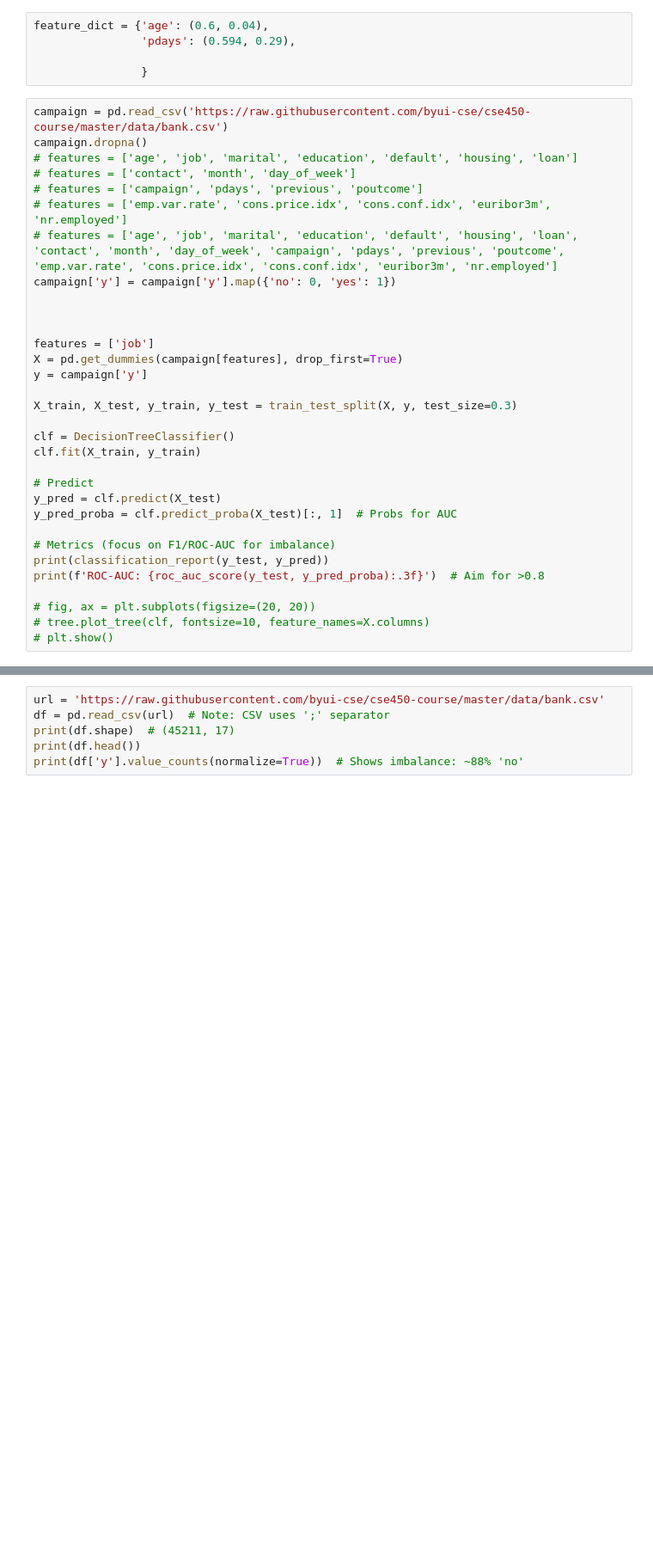
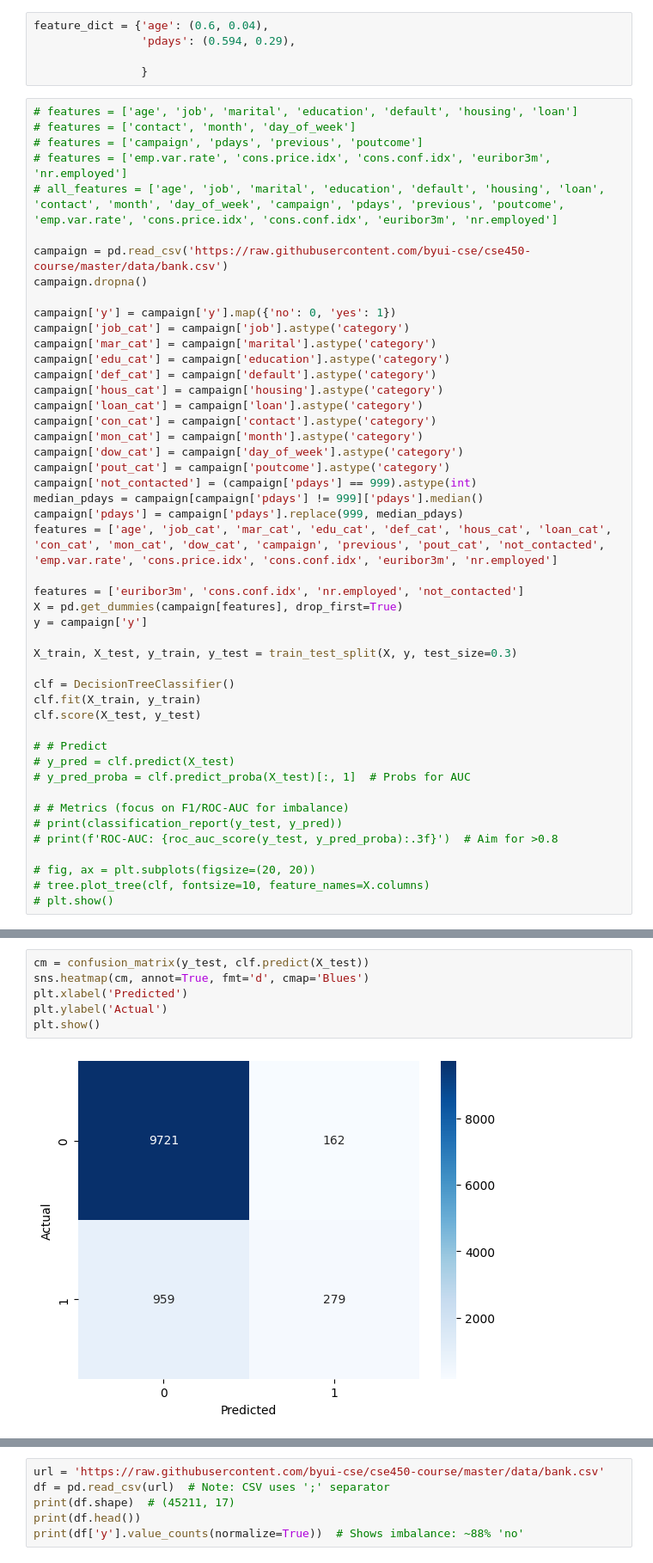
Before and after one commit to logansmith9454/cse450, a Jupyter notebook: notebooks/starter_bank.ipynb, the cells around one changed output, grey strips where cells are left out. Shown at 86% size. Cells and saved outputs as stored; diff of their text form; blank space fills up the shorter version.

```diff
--- a/notebooks/starter_bank.ipynb
+++ b/notebooks/starter_bank.ipynb
@@ -32,18 +36,32 @@ feature_dict = {'age': (0.6, 0.04),
 
                 }
 # %%
-campaign = pd.read_csv('https://raw.githubusercontent.com/byui-cse/cse450-course/master/data/bank.csv')
-campaign.dropna()
 # features = ['age', 'job', 'marital', 'education', 'default', 'housing', 'loan']
 # features = ['contact', 'month', 'day_of_week']
 # features = ['campaign', 'pdays', 'previous', 'poutcome']
 # features = ['emp.var.rate', 'cons.price.idx', 'cons.conf.idx', 'euribor3m', 'nr.employed']
-# features = ['age', 'job', 'marital', 'education', 'default', 'housing', 'loan', 'contact', 'month', 'day_of_week', 'campaign', 'pdays', 'previous', 'poutcome', 'emp.var.rate', 'cons.price.idx', 'cons.conf.idx', 'euribor3m', 'nr.employed']
+# all_features = ['age', 'job', 'marital', 'education', 'default', 'housing', 'loan', 'contact', 'month', 'day_of_week', 'campaign', 'pdays', 'previous', 'poutcome', 'emp.var.rate', 'cons.price.idx', 'cons.conf.idx', 'euribor3m', 'nr.employed']
+
+campaign = pd.read_csv('https://raw.githubusercontent.com/byui-cse/cse450-course/master/data/bank.csv')
+campaign.dropna()
+
 campaign['y'] = campaign['y'].map({'no': 0, 'yes': 1})
+campaign['job_cat'] = campaign['job'].astype('category')
+campaign['mar_cat'] = campaign['marital'].astype('category')
+campaign['edu_cat'] = campaign['education'].astype('category')
+campaign['def_cat'] = campaign['default'].astype('category')
+campaign['hous_cat'] = campaign['housing'].astype('category')
+campaign['loan_cat'] = campaign['loan'].astype('category')
+campaign['con_cat'] = campaign['contact'].astype('category')
+campaign['mon_cat'] = campaign['month'].astype('category')
+campaign['dow_cat'] = campaign['day_of_week'].astype('category')
+campaign['pout_cat'] = campaign['poutcome'].astype('category')
+campaign['not_contacted'] = (campaign['pdays'] == 999).astype(int)
+median_pdays = campaign[campaign['pdays'] != 999]['pdays'].median()
+campaign['pdays'] = campaign['pdays'].replace(999, median_pdays)
+features = ['age', 'job_cat', 'mar_cat', 'edu_cat', 'def_cat', 'hous_cat', 'loan_cat', 'con_cat', 'mon_cat', 'dow_cat', 'campaign', 'previous', 'pout_cat', 'not_contacted', 'emp.var.rate', 'cons.price.idx', 'cons.conf.idx', 'euribor3m', 'nr.employed']
 
-
-
-features = ['job']
+features = ['euribor3m', 'cons.conf.idx', 'nr.employed', 'not_contacted']
 X = pd.get_dummies(campaign[features], drop_first=True)
 y = campaign['y']
 
@@ -51,14 +69,15 @@ X_train, X_test, y_train, y_test = train_test_split(X, y, test_size=0.3)
 
 clf = DecisionTreeClassifier()
 clf.fit(X_train, y_train)
+clf.score(X_test, y_test)
 
-# Predict
-y_pred = clf.predict(X_test)
-y_pred_proba = clf.predict_proba(X_test)[:, 1]  # Probs for AUC
+# # Predict
+# y_pred = clf.predict(X_test)
+# y_pred_proba = clf.predict_proba(X_test)[:, 1]  # Probs for AUC
 
-# Metrics (focus on F1/ROC-AUC for imbalance)
-print(classification_report(y_test, y_pred))
-print(f'ROC-AUC: {roc_auc_score(y_test, y_pred_proba):.3f}')  # Aim for >0.8
+# # Metrics (focus on F1/ROC-AUC for imbalance)
+# print(classification_report(y_test, y_pred))
+# print(f'ROC-AUC: {roc_auc_score(y_test, y_pred_proba):.3f}')  # Aim for >0.8
 
 # fig, ax = plt.subplots(figsize=(20, 20))
 # tree.plot_tree(clf, fontsize=10, feature_names=X.columns)
@@ -77,3 +119,11 @@ ROC-AUC: 0.607
+# %%
+cm = confusion_matrix(y_test, clf.predict(X_test))
+sns.heatmap(cm, annot=True, fmt='d', cmap='Blues')
+plt.xlabel('Predicted')
+plt.ylabel('Actual')
+plt.show()
+# %% [output]
+[figure, added]
 # %%
 # mine ^
 
```
Also changed, not shown: parts of 5 cells of this notebook.
